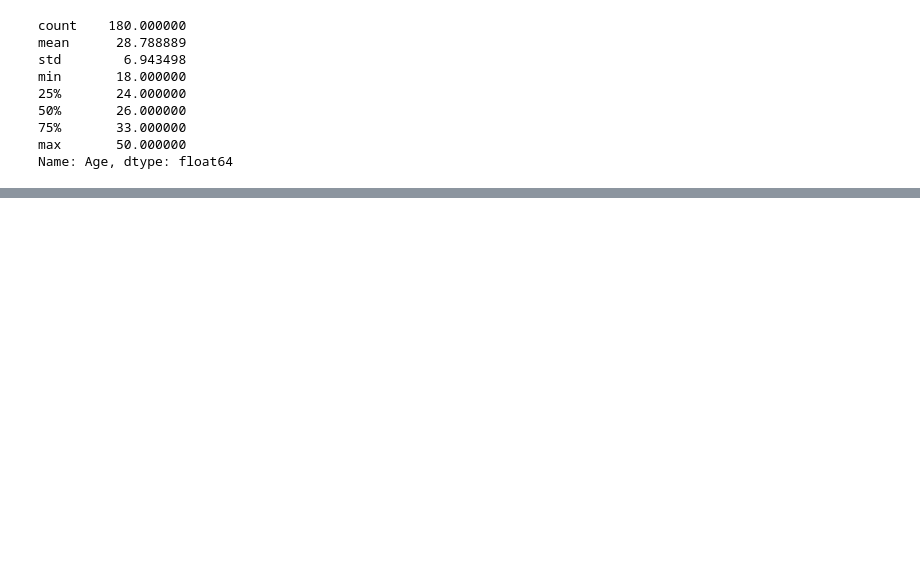
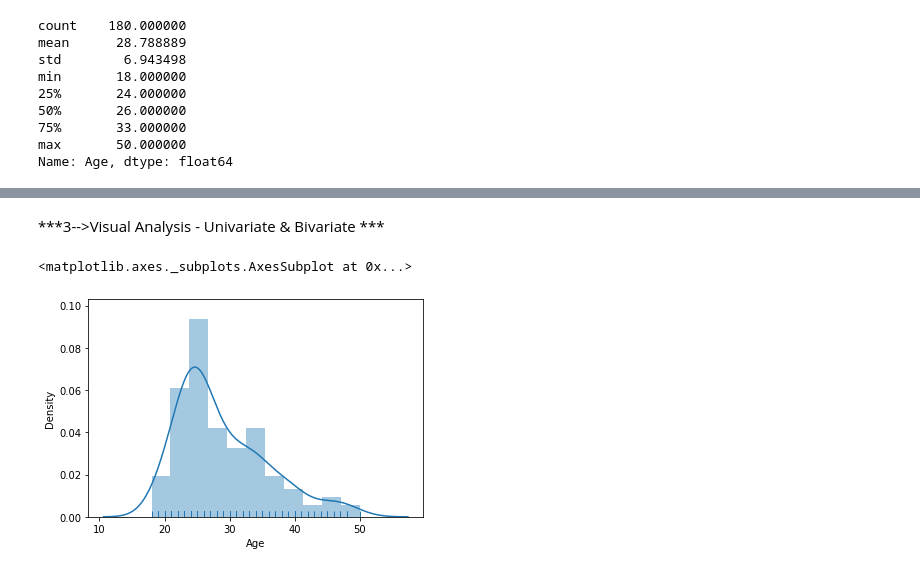
Before and after one commit to debadattasarangi/ML, a Jupyter notebook: Aerofit.ipynb, the cells around one changed output, grey strips where cells are left out. Saved outputs shown, nothing was run; the diff lists cells and outputs as text; code cells hidden in the pictures; blank space fills up the shorter version.

```diff
--- a/Aerofit.ipynb
+++ b/Aerofit.ipynb
@@ -239,0 +232,9 @@ aerofit.groupby(["Product","MaritalStatus","Fitness","Income"]).count()
+# %% [markdown]
+***3-->Visual Analysis - Univariate & Bivariate ***
+# %%
+# ['Age','Education','Usage','Fitness','Income','Miles']:
+sns.distplot( a=aerofit.Age,rug=True)
+# Customers age started from 18- 50 , density of customers more between 21-35
+# %% [output]
+<matplotlib.axes._subplots.AxesSubplot at 0x...>
+[figure, added]
```
Also changed, not shown: parts of 67 cells of this notebook.
